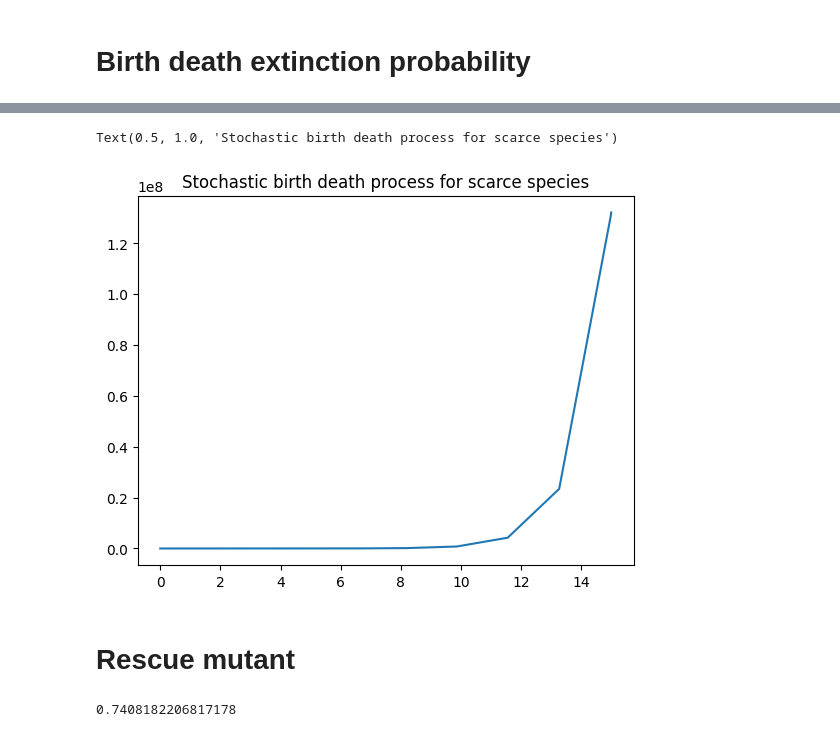
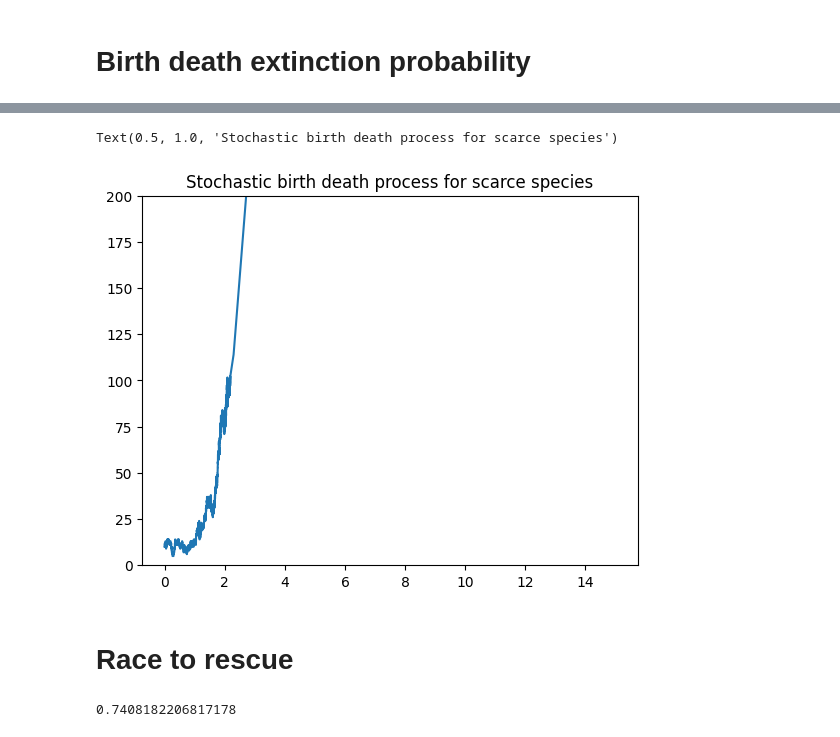
Before and after one commit to tanderson11/hybrid, a Jupyter notebook: Test cases.ipynb, the cells around one changed output, grey strips where cells are left out. Cells and saved outputs as stored; diff of their text form; code cells hidden in the pictures.

```diff
--- a/Test cases.ipynb
+++ b/Test cases.ipynb
@@ -10,0 +48,11 @@ import hybrid
+# %%
+extinctions = 0
+trials = 1000
+for i in range(trials):
+    result = hybrid.forward_time(y0, [0, 15.0], birth_death_rate_constants, N, rate_involvement_matrix, rng, partition_function=hybrid.FixedThresholdPartitioner(1000).partition_function, **simulation_options, discontinuities=[4.0])
+    extinctions += result.y[-1] == 0.0
+    print("i", i, "Extinctions:", extinctions, "extinction probability:", extinctions/(i+1))
+    #break
+print("Observed exctinction probability:", extinctions/(i+1), "+/-", proportion.proportion_confint(extinctions, trials, alpha=0.05, method='jeffreys'))
+print("Expected extinction probability:", (1/(birth_rate/death_rate))**initial_pop)
+# expect 38.5%
@@ -42,11 +94,13 @@ def birth_death_rate_constants(t):
     return np.array([1.1, 1.0, birth_rate, death_rate])
 # %%
 extinctions = 0
-for i in range(1000):
+trials = 1000
+for i in range(trials):
     result = hybrid.forward_time(y0, [0, 15.0], birth_death_rate_constants, N, rate_involvement_matrix, rng, partition_function=hybrid.FixedThresholdPartitioner(1000).partition_function, jit=True, discontinuities=[4.0])
     extinctions += result.y[-1] == 0.0
-    print("i", i, "Exctinctions:", extinctions, "extinction probability:", extinctions/(i+1))
+    print("i", i, "Extinctions:", extinctions, "extinction probability:", extinctions/(i+1))
     #break
-print("Expected extinction probability:", 1-(1/(birth_rate/death_rate))**initial_pop)
+print("Observed exctinction probability:", extinctions/(i+1), "+/-", proportion.proportion_confint(extinctions, trials, alpha=0.05, method='jeffreys'))
+print("Expected extinction probability:", (1/(birth_rate/death_rate))**initial_pop)
 # expect 38.5%
 # %% [output]
@@ -68,11 +138,12 @@ plt.legend(['Species count', 'analytic solution'])
 # %%
 plt.plot(result.t_history, result.y_history[1,:].T)
+plt.ylim(0, 200)
 plt.title("Stochastic birth death process for scarce species")
 # %% [output]
 Text(0.5, 1.0, 'Stochastic birth death process for scarce species')
-[figure, old version]
+[figure, new version]
 # %% [markdown]
-# Rescue mutant
+# Race to rescue
 # %%
 seed = None
 if seed is not None:
```
Also changed, not shown: parts of 13 cells of this notebook, 4 other files.
